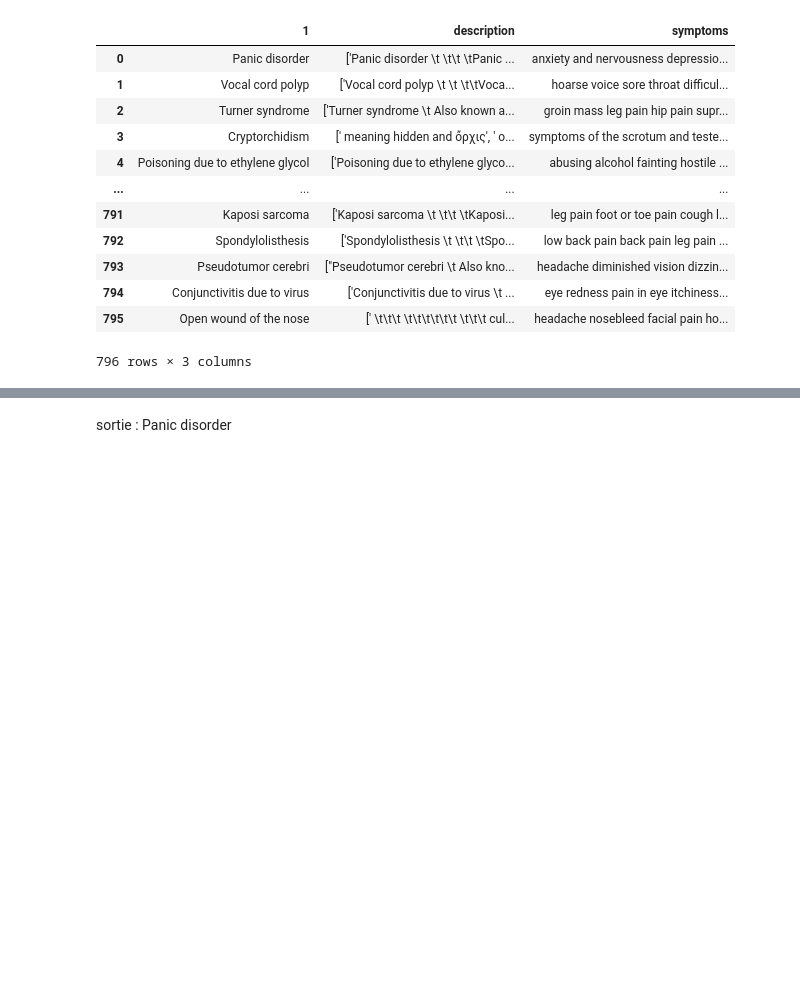
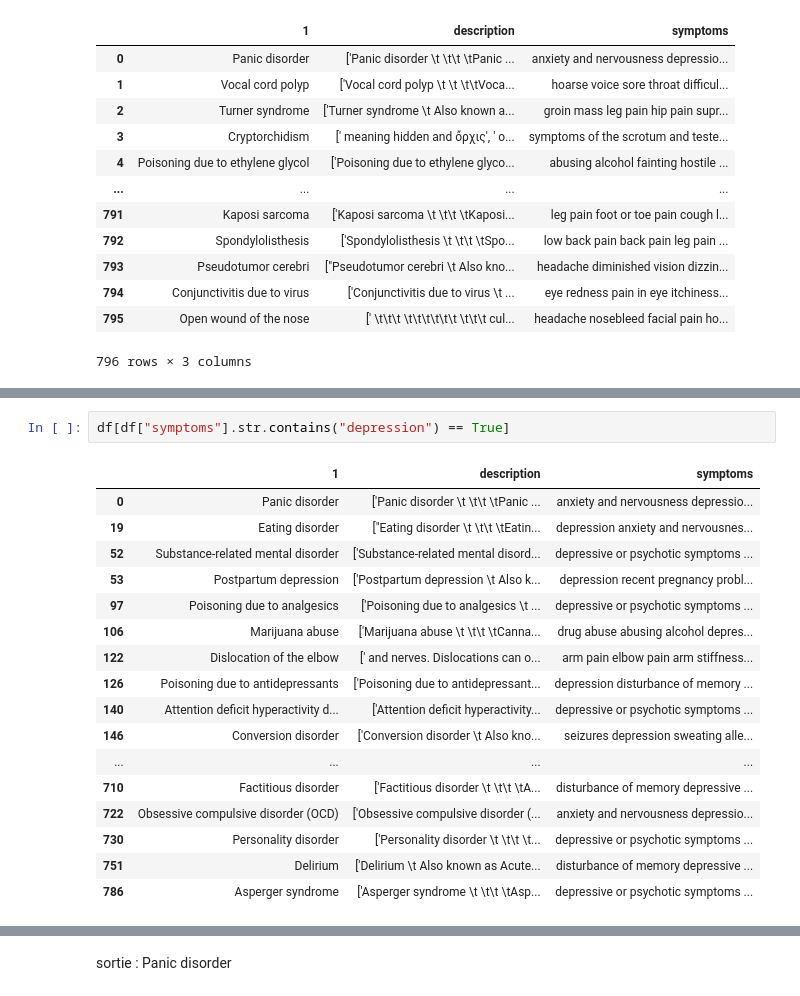
Before and after one commit to dataIA-2021/medical-guacamole-translator, a Jupyter notebook: script.ipynb, the cells around one changed output, grey strips where cells are left out. Cells and saved outputs as stored; diff of their text form; blank space fills up the shorter version.

```diff
--- a/script.ipynb
+++ b/script.ipynb
@@ -131,3 +116,23 @@ list_symptoms
+# %%
+df[df["symptoms"].str.contains("depression") == True]
+# %% [output]
+|  | 1 | description | symptoms |
+| 0 | Panic disorder | ['Panic disorder \t \t\t \tPanic ... | anxiety and nervousness depressio... |
+| 19 | Eating disorder | ["Eating disorder \t \t\t \tEatin... | depression anxiety and nervousnes... |
+| 52 | Substance-related mental disorder | ['Substance-related mental disord... | depressive or psychotic symptoms ... |
+| 53 | Postpartum depression | ['Postpartum depression \t Also k... | depression recent pregnancy probl... |
+| 97 | Poisoning due to analgesics | ['Poisoning due to analgesics \t ... | depressive or psychotic symptoms ... |
+| 106 | Marijuana abuse | ['Marijuana abuse \t \t\t \tCanna... | drug abuse abusing alcohol depres... |
+| 122 | Dislocation of the elbow | [' and nerves. Dislocations can o... | arm pain elbow pain arm stiffness... |
+| 126 | Poisoning due to antidepressants | ['Poisoning due to antidepressant... | depression disturbance of memory ... |
+| 140 | Attention deficit hyperactivity d... | ['Attention deficit hyperactivity... | depressive or psychotic symptoms ... |
+| 146 | Conversion disorder | ['Conversion disorder \t Also kno... | seizures depression sweating alle... |
+| ... | ... | ... | ... |
+| 710 | Factitious disorder | ['Factitious disorder \t \t\t \tA... | disturbance of memory depressive ... |
+| 722 | Obsessive compulsive disorder (OCD) | ['Obsessive compulsive disorder (... | anxiety and nervousness depressio... |
+| 730 | Personality disorder | ['Personality disorder \t \t\t \t... | depressive or psychotic symptoms ... |
+| 751 | Delirium | ['Delirium \t Also known as Acute... | disturbance of memory depressive ... |
+| 786 | Asperger syndrome | ['Asperger syndrome \t \t\t \tAsp... | depressive or psychotic symptoms ... |
 # %%
 def search(list):
 
```
Also changed, not shown: parts of 9 cells of this notebook, 1 other file.
